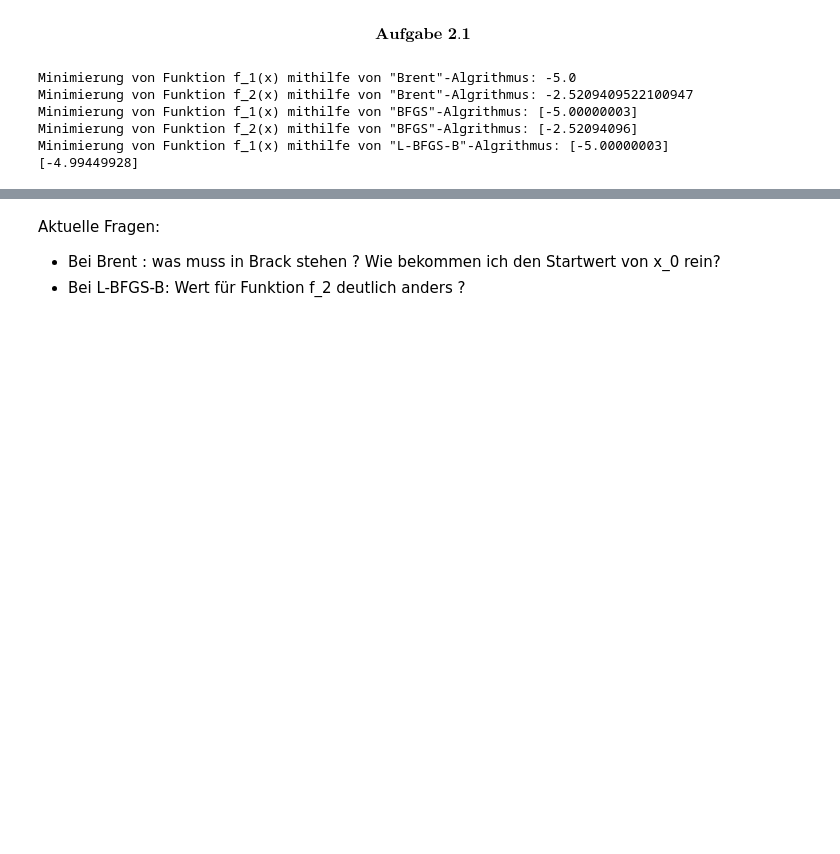
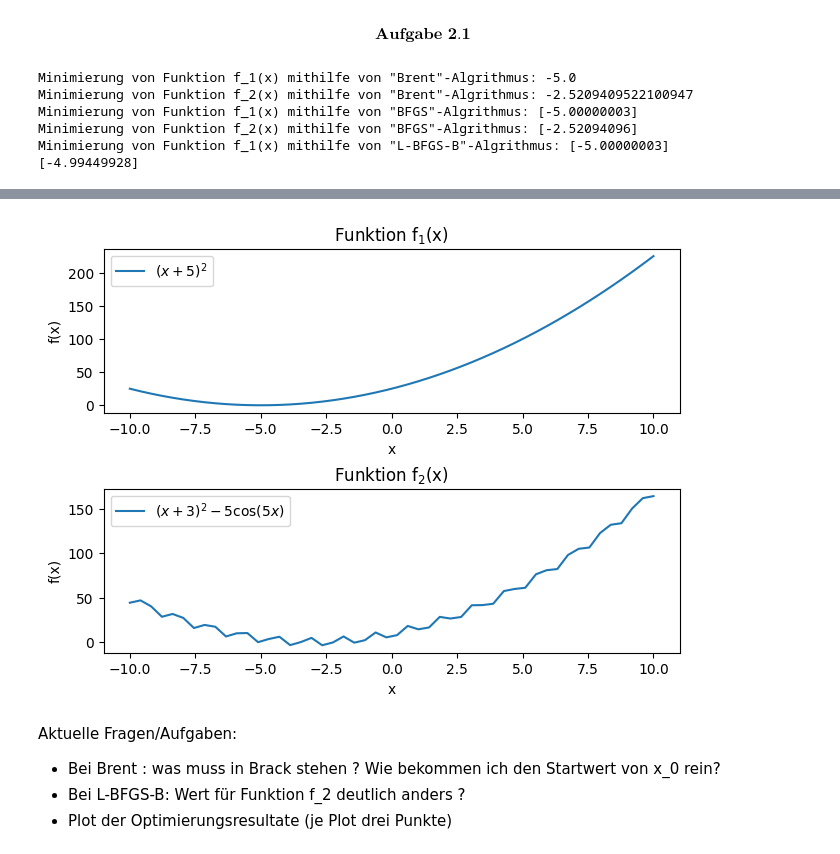
Before and after one commit to GrubeEnzym7/Praktische-Optimierung, a Jupyter notebook: Übung/blatt02.ipynb, the cells around one changed output, grey strips where cells are left out. Saved outputs shown, nothing was run; the diff lists cells and outputs as text; code cells hidden in the pictures; blank space fills up the shorter version.

```diff
--- a/Übung/blatt02.ipynb
+++ b/Übung/blatt02.ipynb
@@ -52,4 +68,25 @@ Minimierung von Funktion f_1(x) mithilfe von "L-BFGS-B"-Algrithmus: [-5.00000003
+# %%
+'Erstellung von Plots'
+
+fig, (ax1,ax2) = plt.subplots(2,1, layout= "constrained")
+#Graph für Funktion f_1(x)
+ax1.set_title("Funktion f$_{1}$(x)")
+ax1.set_xlabel("x")
+ax1.set_ylabel("f(x)")
+ax1.plot(x, f_1(x), label=r"$(x+5)^{2}$");
+ax1.legend()
+
+#Graph für Funktion f_2(x)
+ax2.set_title("Funktion f$_{2}$(x)")
+ax2.set_xlabel("x")
+ax2.set_ylabel("f(x)")
+ax2.plot(x, f_2(x), label=r"$(x+3)^{2} - 5\cos(5x)$");
+ax2.legend()
+plt.show()
+# %% [output]
+[figure, added]
 # %% [markdown]
-Aktuelle Fragen:
+Aktuelle Fragen/Aufgaben:
 - Bei Brent : was muss in Brack stehen ? Wie bekommen ich den Startwert von x_0 rein?
 - Bei L-BFGS-B: Wert für Funktion f_2 deutlich anders ?
+- Plot der Optimierungsresultate (je Plot drei Punkte)
```
Also changed, not shown: parts of 3 cells of this notebook.
